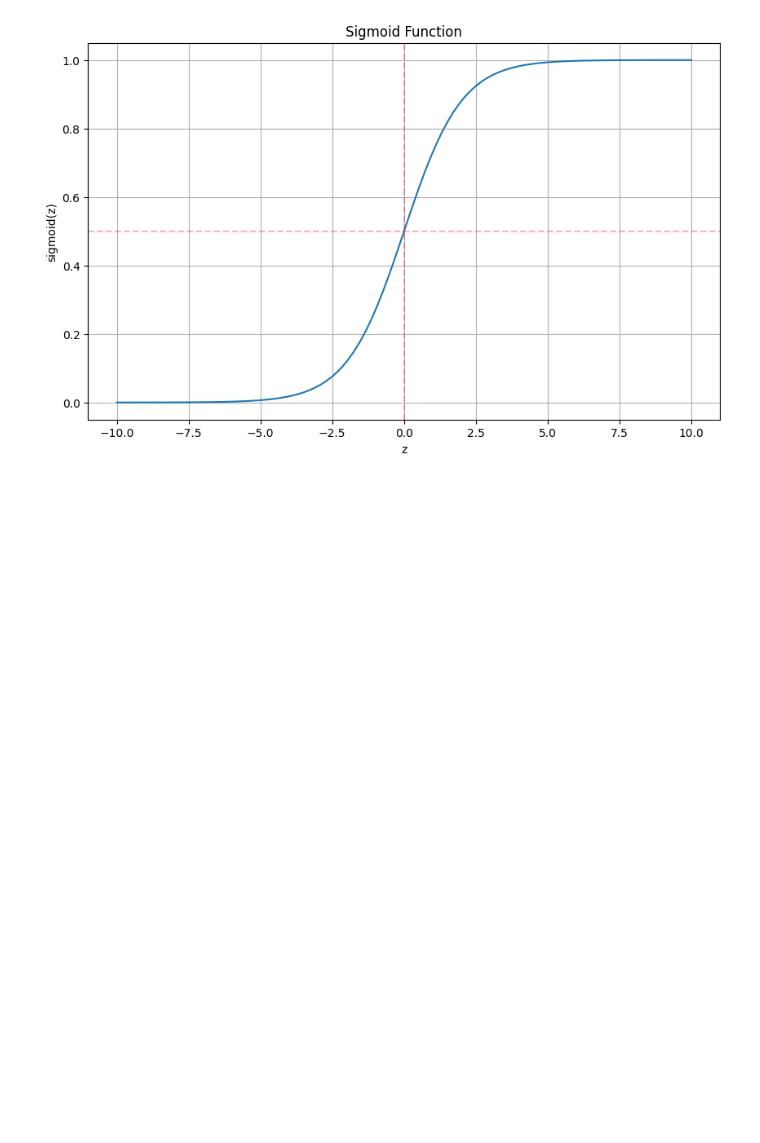
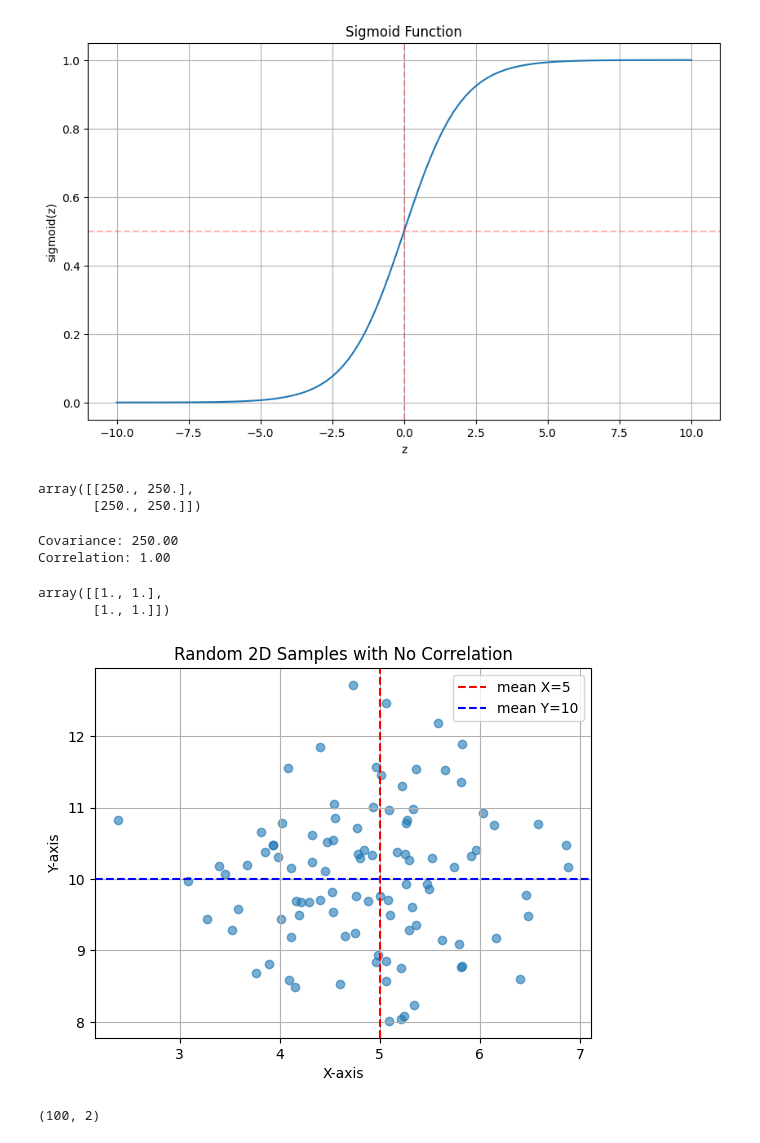
Before and after one commit to dynstat/DSA-ML, a Jupyter notebook: 17april25/logistic-regression.ipynb, the cells around one changed output. Drawn from its saved outputs; the diff is of its cells as text; code cells hidden in the pictures; blank space fills up the shorter version.

```diff
--- a/17april25/logistic-regression.ipynb
+++ b/17april25/logistic-regression.ipynb
@@ -36,3 +36,53 @@ plt.grid(True)
 plt.show()
 # %% [output]
 [figure]
+# %%
+import numpy as np
+import matplotlib.pyplot as plt
+
+# Two variables: heights and weights
+height = np.array([150, 160, 170, 180, 190])
+weight = np.array([50, 60, 70, 80, 90])
+
+# Covariance
+cov_matrix = np.cov(height, weight)
+cov_value = cov_matrix[0][1]
+
+cov_matrix
+# %% [output]
+array([[250., 250.],
+       [250., 250.]])
+# %%
+# Correlation
+corr_matrix = np.corrcoef(height, weight)
+corr_value = corr_matrix[0][1]
+
+print(f"Covariance: {cov_value:.2f}")
+print(f"Correlation: {corr_value:.2f}")
+corr_matrix
+# %% [output]
+Covariance: 250.00
+Correlation: 1.00
+array([[1., 1.],
+       [1., 1.]])
+# %%
+
+mean = [5, 10]
+cov = [[1, 0], [0, 1]]  # No correlation
+samples = np.random.multivariate_normal(mean, cov, size=100)
+
+plt.scatter(samples[:, 0], samples[:, 1], alpha=0.6)
+plt.axvline(x=5, color='red', linestyle='--', label='mean X=5')
+plt.axhline(y=10, color='blue', linestyle='--', label='mean Y=10')
+plt.title("Random 2D Samples with No Correlation")
+plt.xlabel("X-axis")
+plt.ylabel("Y-axis")
+plt.legend()
+# plt.ylim(0, 15)  # 🔸 Set Y-axis range
+plt.grid(True)
+plt.show()
+
+print(samples.shape)
+# %% [output]
+[figure, added]
+(100, 2)
```
Also changed, not shown: parts of 13 cells of this notebook.
